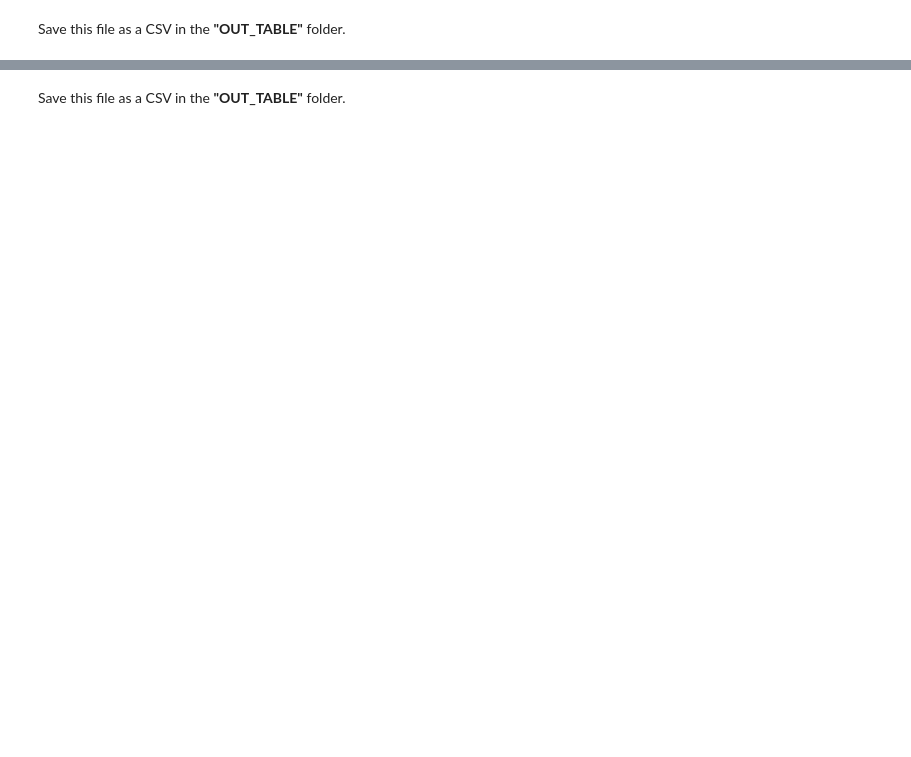
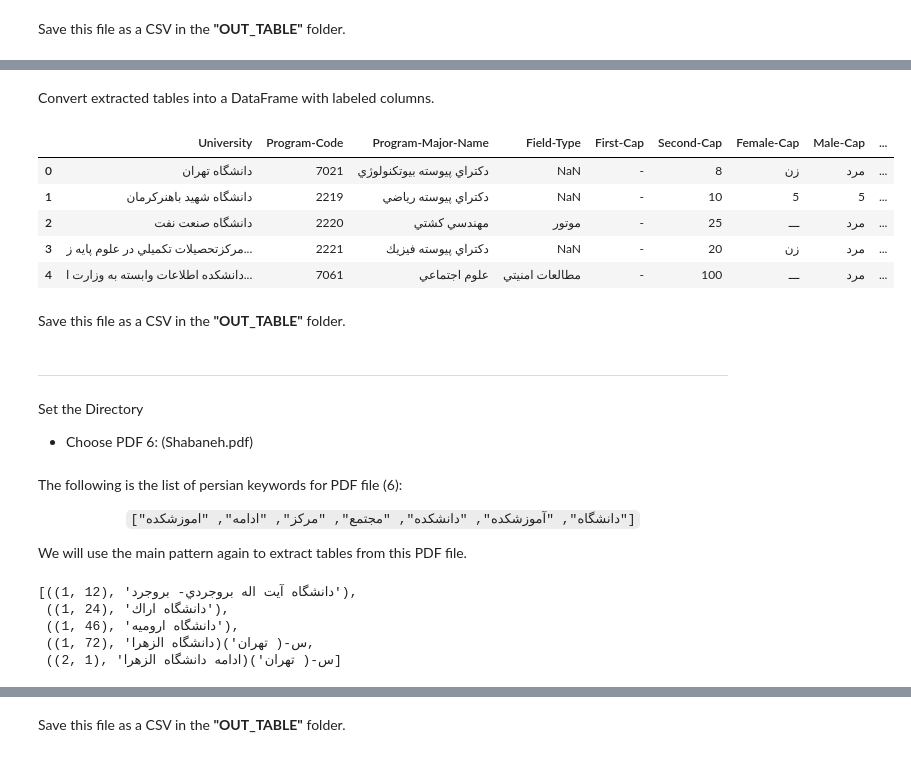
Before and after one commit to Mahan-Rezaeiii/Digitization-Document, a Jupyter notebook: 1.CODE/2.main.ipynb, the cells around one changed output, grey strips where cells are left out. Drawn from its saved outputs; the diff is of its cells as text; code cells hidden in the pictures; blank space fills up the shorter version.

```diff
--- a/1.CODE/2.main.ipynb
+++ b/1.CODE/2.main.ipynb
@@ -363,0 +516,23 @@ The following image shows an example of how I iterate through the rows:
+# %%
+keywords5 = ["دانشكده", "مركز", "دانشگاه"]
+
+uni_headers5 = {}
+
+for page in range(1,2):
+    content = tabula.read_pdf(PDF5, lattice = False, guess = False,
+                                  pandas_options = {'header': None}, pages = str(page))[0]
+
+    for idx, col in content.iterrows():
+
+        if idx <= 24:
+            continue
+
+        if any(str(cell).startswith(tuple(keywords5)) for cell in col):
+            # print( "page:", page, "index:", idx, "university name:", col[0])
+
+            uni_name = str(col[0])
+            uni_headers5[(page, idx)] = uni_name
+
+uni_headers5 = list(uni_headers5.items())
+
+uni_headers5[:5] # Test
@@ -363,0 +653,16 @@ The following image shows an example of how I iterate through the rows:
+# %% [markdown]
+Convert extracted tables into a DataFrame with labeled columns.
+# %%
+df5 = pd.DataFrame(page_list5, columns = ['University', 'Program-Code', 'Program-Major-Name', 'Field-Type',
+                               'First-Cap', 'Second-Cap', 'Female-Cap', 'Male-Cap', 'Description'])
+
+df5.head(5) # Test
+# %% [output]
+|  | University | Program-Code | Program-Major-Name | Field-Type | First-Cap | Second-Cap | Female-Cap | Male-Cap | ... |
+| 0 | دانشگاه تهران | 7021 | دكتراي پيوسته بيوتكنولوژي | NaN | - | 8 | زن | مرد | ... |
+| 1 | دانشگاه شهيد باهنركرمان | 2219 | دكتراي پيوسته رياضي | NaN | - | 10 | 5 | 5 | ... |
+| 2 | دانشگاه صنعت نفت | 2220 | مهندسي كشتي | موتور | - | 25 | ـــ | مرد | ... |
+| 3 | مركزتحصيلات تكميلي در علوم پايه ز... | 2221 | دكتراي پيوسته فيزيك | NaN | - | 20 | زن | مرد | ... |
+| 4 | دانشكده اطلاعات وابسته به وزارت ا... | 7061 | علوم اجتماعي | مطالعات امنيتي | - | 100 | ـــ | مرد | ... |
+# %% [markdown]
+Save this file as a CSV in the **"OUT_TABLE"** folder.
@@ -363,0 +672,5 @@ The following image shows an example of how I iterate through the rows:
+# %% [markdown]
+---
+
+Set the Directory
+- Choose PDF 6: (Shabaneh.pdf)
@@ -363,0 +680,36 @@ The following image shows an example of how I iterate through the rows:
+# %% [markdown]
+The following is the list of persian keywords for PDF file (6):
+
+<div align="center">
+
+`["دانشگاه", "آموزشكده", "دانشكده", "مجتمع", "مركز", "ادامه", "اموزشكده"]`
+
+</div>
+
+We will use the main pattern again to extract tables from this PDF file.
+# %%
+keywords6 = ["دانشگاه", "آموزشكده", "دانشكده", "مجتمع", "مركز", "ادامه", "اموزشكده"]
+
+uni_headers6 = {}
+
+for page in range(1,12):
+    content = tabula.read_pdf(PDF6, lattice = False, guess = False,
+                                  pandas_options = {'header': None}, pages = str(page))[0]
+
+    for idx, col in content.iterrows():
+
+        if any(str(cell).startswith(tuple(keywords6)) for cell in col):
+            # print( "page:", page, "index:", idx, "university name:", col[0])
+
+            uni_name = str(col[0])
+            uni_headers6[(page, idx)] = uni_name
+
+uni_headers6 = list(uni_headers6.items())
+
+uni_headers6[:5] # Test
+# %% [output]
+[((1, 12), 'دانشگاه آيت اله بروجردي- بروجرد'),
+ ((1, 24), 'دانشگاه اراك'),
+ ((1, 46), 'دانشگاه اروميه'),
+ ((1, 72), 'دانشگاه الزهرا)س-( تهران'),
+ ((2, 1), 'ادامه دانشگاه الزهرا)س-( تهران')]
```
Also changed, not shown: parts of 88 cells of this notebook.
